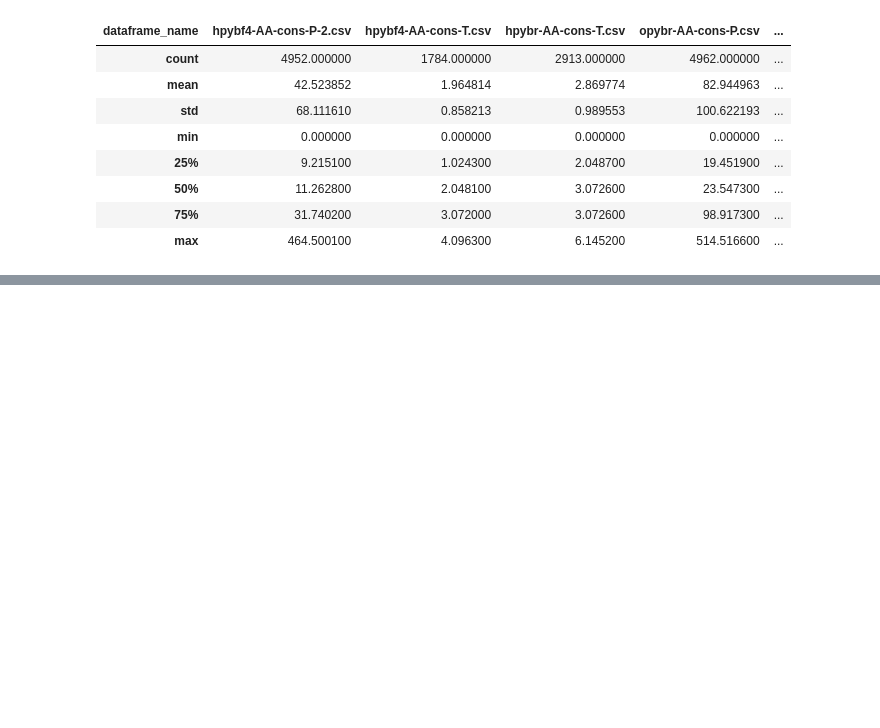
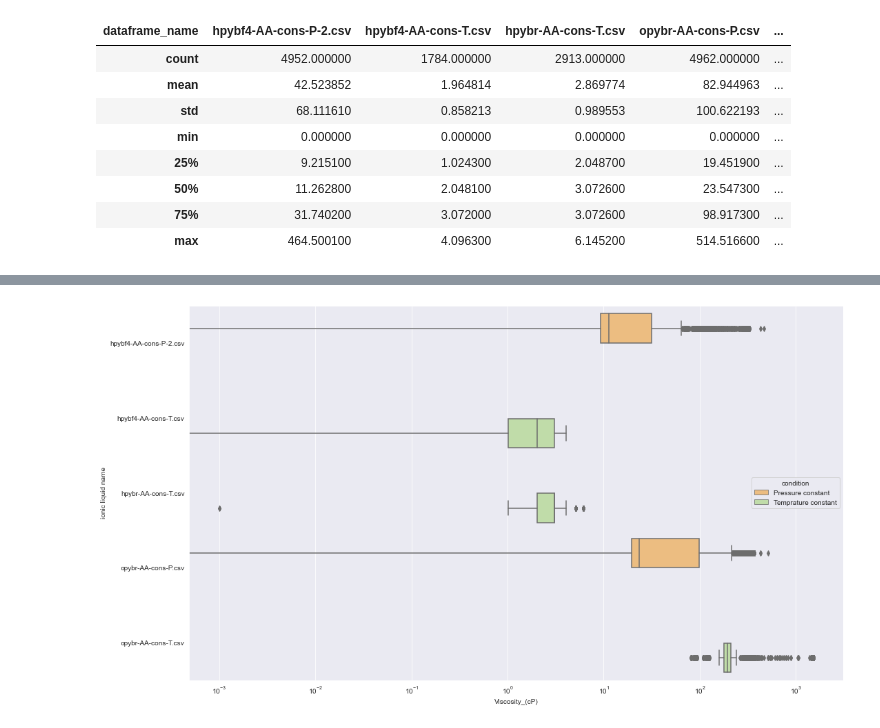
Before and after one commit to Atashnezhad/hpht, a Jupyter notebook: P01.ipynb, the cells around one changed output, grey strips where cells are left out. Cells and saved outputs as stored; diff of their text form; code cells hidden in the pictures; blank space fills up the shorter version.

```diff
--- a/P01.ipynb
+++ b/P01.ipynb
@@ -288,0 +310,16 @@ Index(['Sample Temp_(°F)', 'Pressure_(PSIg)', 'Rotor Speed_(RPM)',
+# %%
+plt.figure(figsize=(17,10))
+
+ax = sns.boxplot(y=final_df['dataframe_name'],
+                 x=final_df['Viscosity_(cP)'],
+                 data=final_df,
+                 palette="Spectral",
+                 hue=final_df['condition'])
+# ax.set_xticklabels(ax.get_xticklabels(),rotation = 45)
+# make x axis log scale
+plt.xscale('log')
+plt.xlabel('Viscosity_(cP)')
+plt.ylabel('ionic liquid name')
+plt.show()
+# %% [output]
+[figure, added]
```
Also changed, not shown: parts of 17 cells of this notebook, 3 other files.
